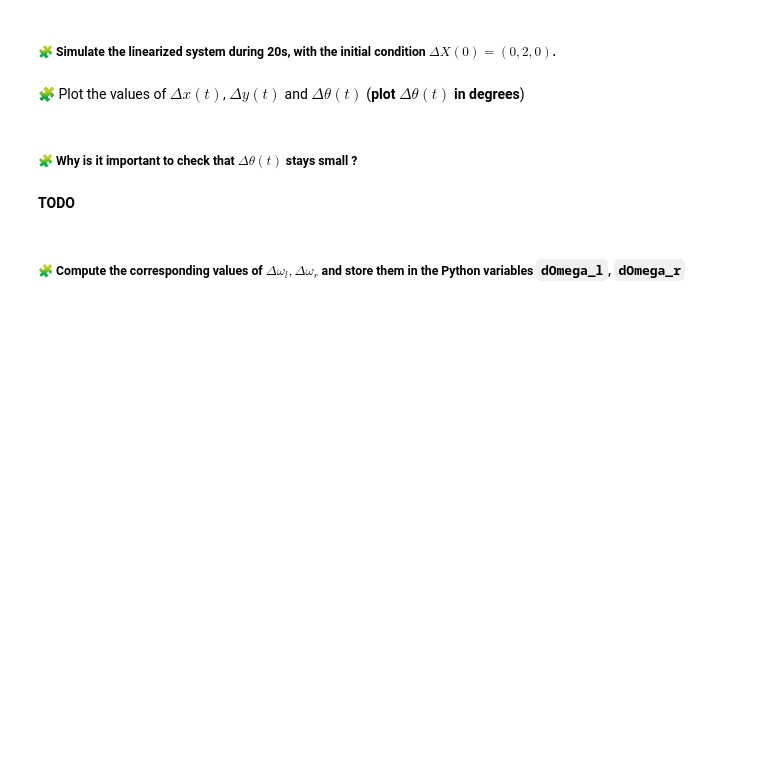
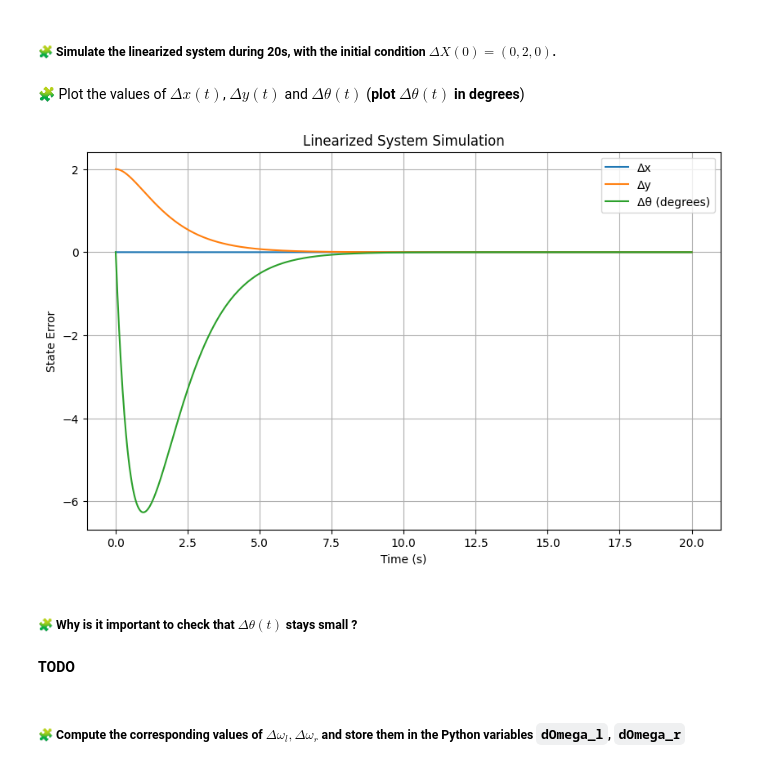
Before and after one commit to ahmedelalaoui142/control-engineering-with-python-project-2023-2024, a Jupyter notebook: Project_part_2.ipynb, the cells around one changed output. Drawn from its saved outputs; the diff is of its cells as text; code cells hidden in the pictures; blank space fills up the shorter version.

```diff
--- a/Project_part_2.ipynb
+++ b/Project_part_2.ipynb
@@ -611,3 +639,8 @@ pass
+# %%
+def lin_fun(t, deltaX):
+    delta_omega = deltaOmega(t, deltaX)
+    d_delta_X_dt = dot(A, deltaX) + dot(B, delta_omega)
+    return d_delta_X_dt
 # %% [markdown]
 ### Controller Design on the linearized system
 # %% [markdown]
@@ -631,2 +679,7 @@ pass
+# %%
+def deltaOmega(t, deltaX):
+    return -dot(K, deltaX)
+
+resultat =  solve_ivp(fun=lin_fun, t_span=[0, 20], y0=[0, 2, 0], dense_output=True, rtol=1e-6, atol=1e-6)
 # %% [markdown]
 🧩 Plot the values of $\Delta x(t)$, $\Delta y(t)$ and $\Delta\theta(t)$ (**plot $\Delta\theta(t)$ in degrees**)
@@ -635,3 +686,27 @@ pass
+# %%
+t_span = [0, 20]
+y0 = [0, 2, 0]
+
+# Extract the solution
+time_points = np.linspace(t_span[0], t_span[1], 1000)
+solution = resultat.sol(time_points)
+
+# Convert Δθ from radians to degrees for plotting
+delta_theta_deg = np.degrees(solution[2])
+
+# Plot results
+plt.figure(figsize=(10, 6))
+plt.plot(time_points, solution[0], label='Δx')
+plt.plot(time_points, solution[1], label='Δy')
+plt.plot(time_points, delta_theta_deg, label='Δθ (degrees)')
+plt.xlabel('Time (s)')
+plt.ylabel('State Error')
+plt.title('Linearized System Simulation')
+plt.legend()
+plt.grid(True)
+plt.show()
+# %% [output]
+[figure, added]
 # %% [markdown]
 ##### 🧩 Why is it important to check that $\Delta\theta(t)$ stays small ?
 # %% [markdown]
```
Also changed, not shown: parts of 7 cells of this notebook.
